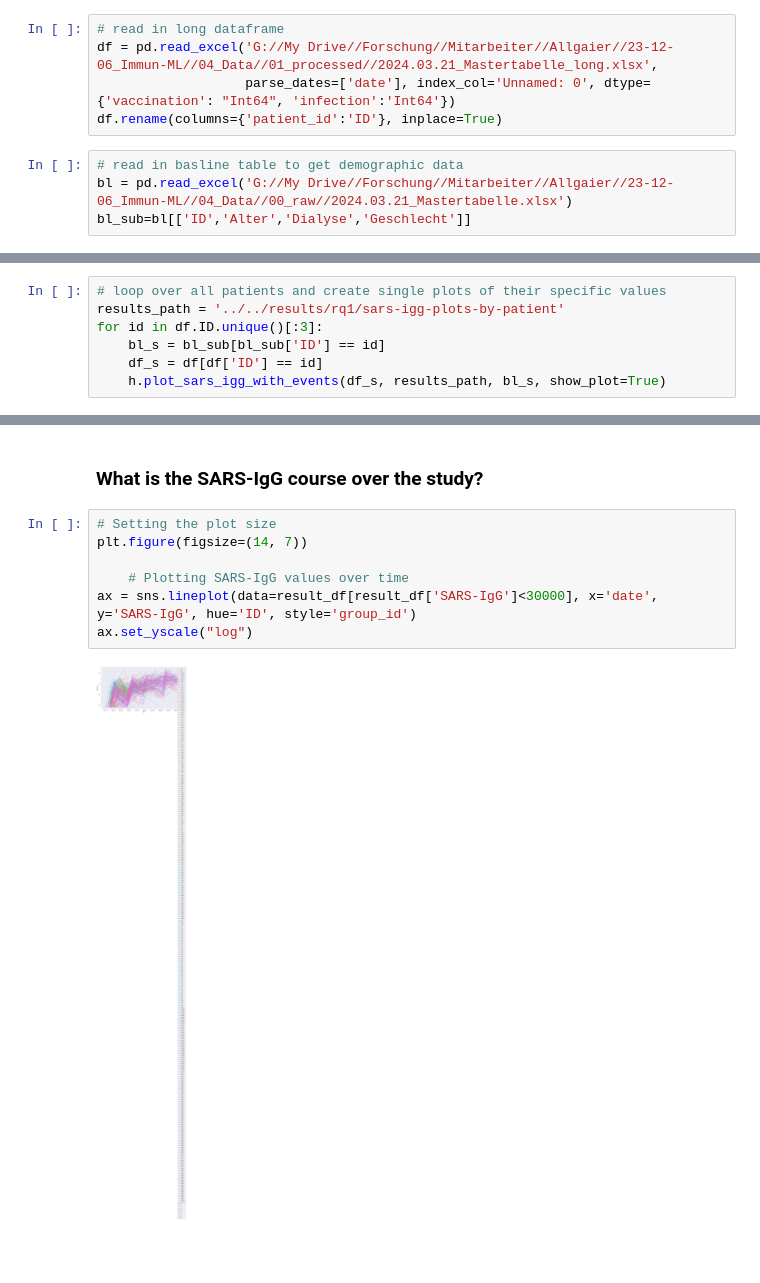
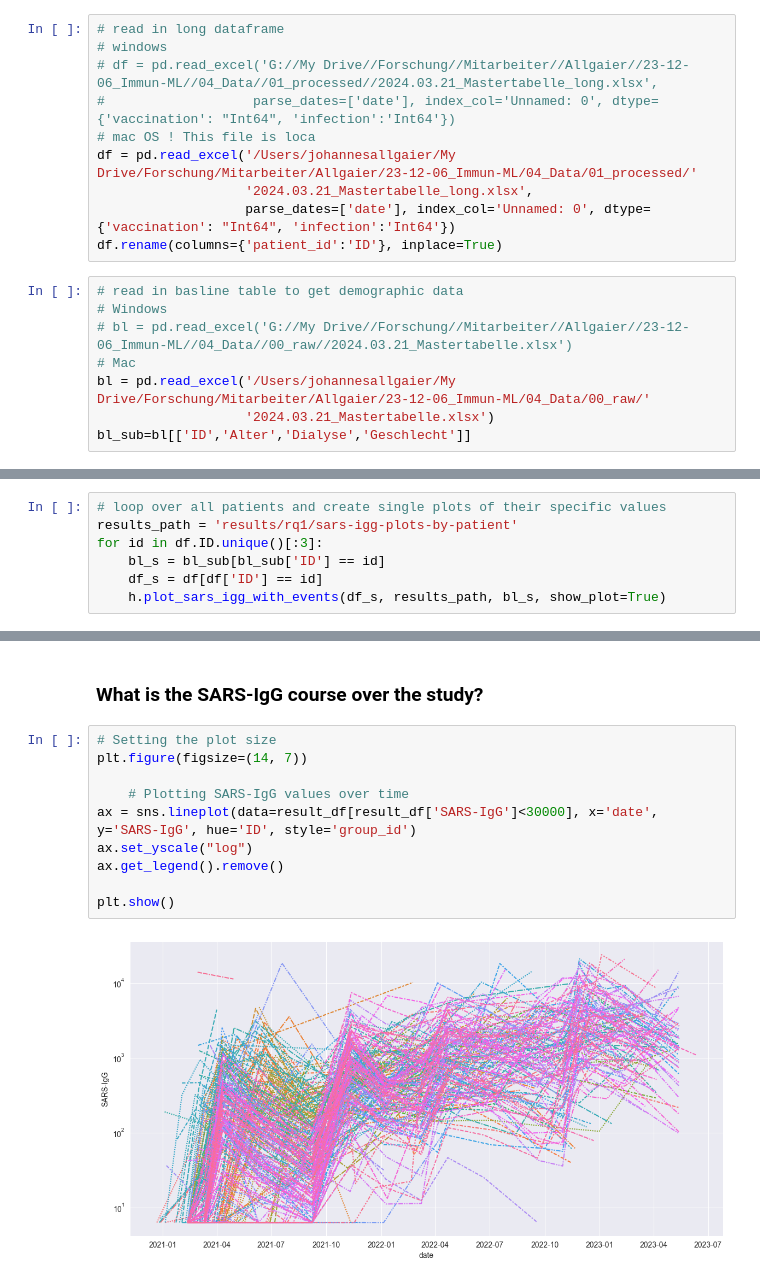
Before and after one commit to IKE-B/immun-ml, a Jupyter notebook: src/d03_research_questions/RQ1 - Analyse long-format.ipynb, the cells around one changed output, grey strips where cells are left out. Saved outputs shown, nothing was run; the diff lists cells and outputs as text; blank space fills up the shorter version.

```diff
--- a/src/d03_research_questions/RQ1 - Analyse long-format.ipynb
+++ b/src/d03_research_questions/RQ1 - Analyse long-format.ipynb
@@ -9,19 +14,28 @@ from scipy.stats import ttest_ind
 import numpy as np
 # %%
 # read in long dataframe
-df = pd.read_excel('G://My Drive//Forschung//Mitarbeiter//Allgaier//23-12-06_Immun-ML//04_Data//01_processed//2024.03.21_Mastertabelle_long.xlsx',
+# windows
+# df = pd.read_excel('G://My Drive//Forschung//Mitarbeiter//Allgaier//23-12-06_Immun-ML//04_Data//01_processed//2024.03.21_Mastertabelle_long.xlsx',
+#                   parse_dates=['date'], index_col='Unnamed: 0', dtype={'vaccination': "Int64", 'infection':'Int64'})
+# mac OS ! This file is loca
+df = pd.read_excel('/Users/johannesallgaier/My Drive/Forschung/Mitarbeiter/Allgaier/23-12-06_Immun-ML/04_Data/01_processed/'
+                   '2024.03.21_Mastertabelle_long.xlsx',
                    parse_dates=['date'], index_col='Unnamed: 0', dtype={'vaccination': "Int64", 'infection':'Int64'})
 df.rename(columns={'patient_id':'ID'}, inplace=True)
 # %%
 # read in basline table to get demographic data
-bl = pd.read_excel('G://My Drive//Forschung//Mitarbeiter//Allgaier//23-12-06_Immun-ML//04_Data//00_raw//2024.03.21_Mastertabelle.xlsx')
+# Windows
+# bl = pd.read_excel('G://My Drive//Forschung//Mitarbeiter//Allgaier//23-12-06_Immun-ML//04_Data//00_raw//2024.03.21_Mastertabelle.xlsx')
+# Mac
+bl = pd.read_excel('/Users/johannesallgaier/My Drive/Forschung/Mitarbeiter/Allgaier/23-12-06_Immun-ML/04_Data/00_raw/'
+                   '2024.03.21_Mastertabelle.xlsx')
 bl_sub=bl[['ID','Alter','Dialyse','Geschlecht']]
 # %%
 # Add information of Dialyse group
 df = pd.merge(df, bl[['ID', 'Dialyse']], on='ID', how='left')
 # %%
 # loop over all patients and create single plots of their specific values
-results_path = '../../results/rq1/sars-igg-plots-by-patient'
+results_path = 'results/rq1/sars-igg-plots-by-patient'
 for id in df.ID.unique()[:3]:
     bl_s = bl_sub[bl_sub['ID'] == id]
     df_s = df[df['ID'] == id]
@@ -228,9 +242,12 @@ result_df[['date', 'future_measurement_date']].dropna()
 # %%
 # Setting the plot size
 plt.figure(figsize=(14, 7))
 
     # Plotting SARS-IgG values over time
 ax = sns.lineplot(data=result_df[result_df['SARS-IgG']<30000], x='date', y='SARS-IgG', hue='ID', style='group_id')
 ax.set_yscale("log")
+ax.get_legend().remove()
+
+plt.show()
 # %% [output]
-[figure, old version]
+[figure, new version]
```
Also changed, not shown: parts of 6 cells of this notebook.
